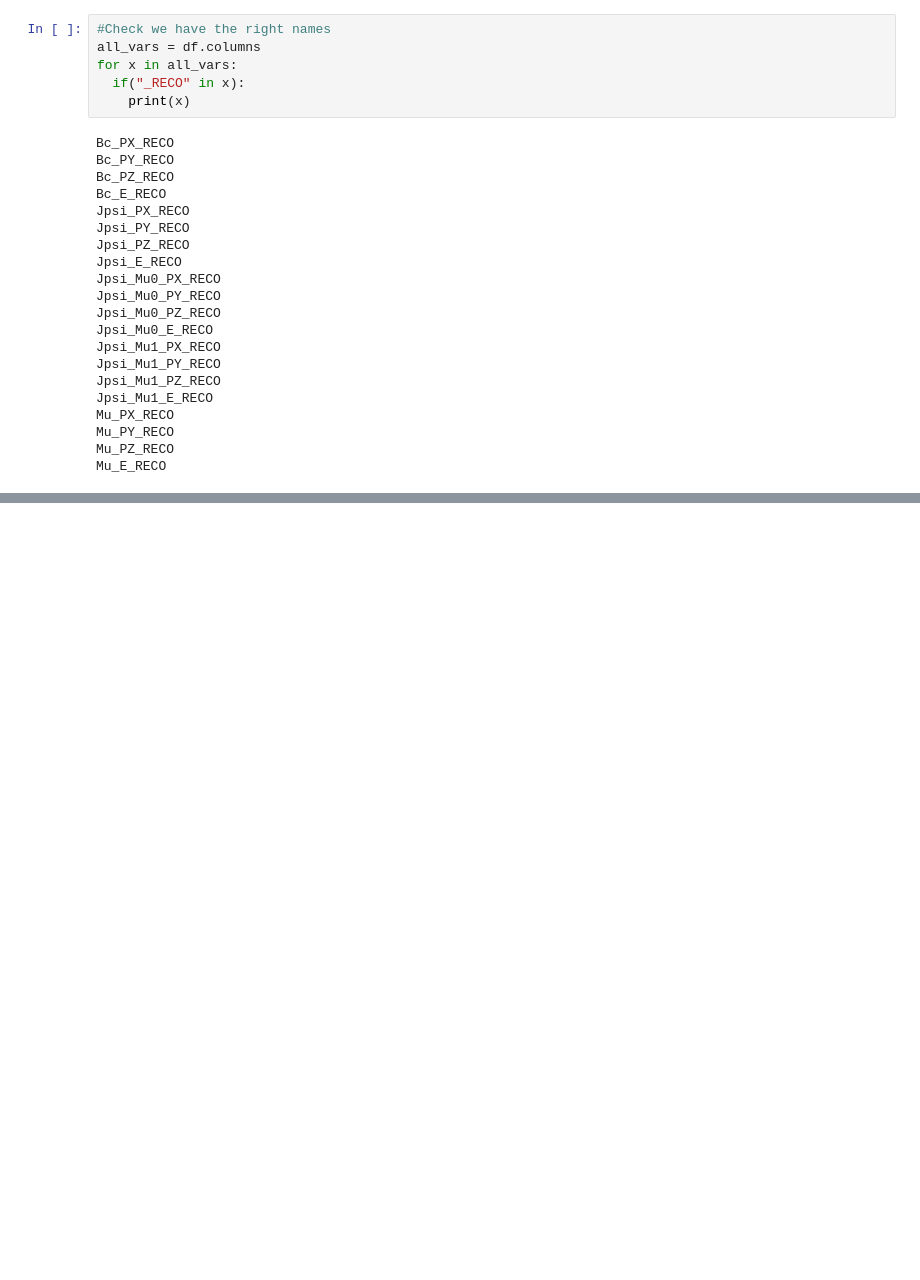
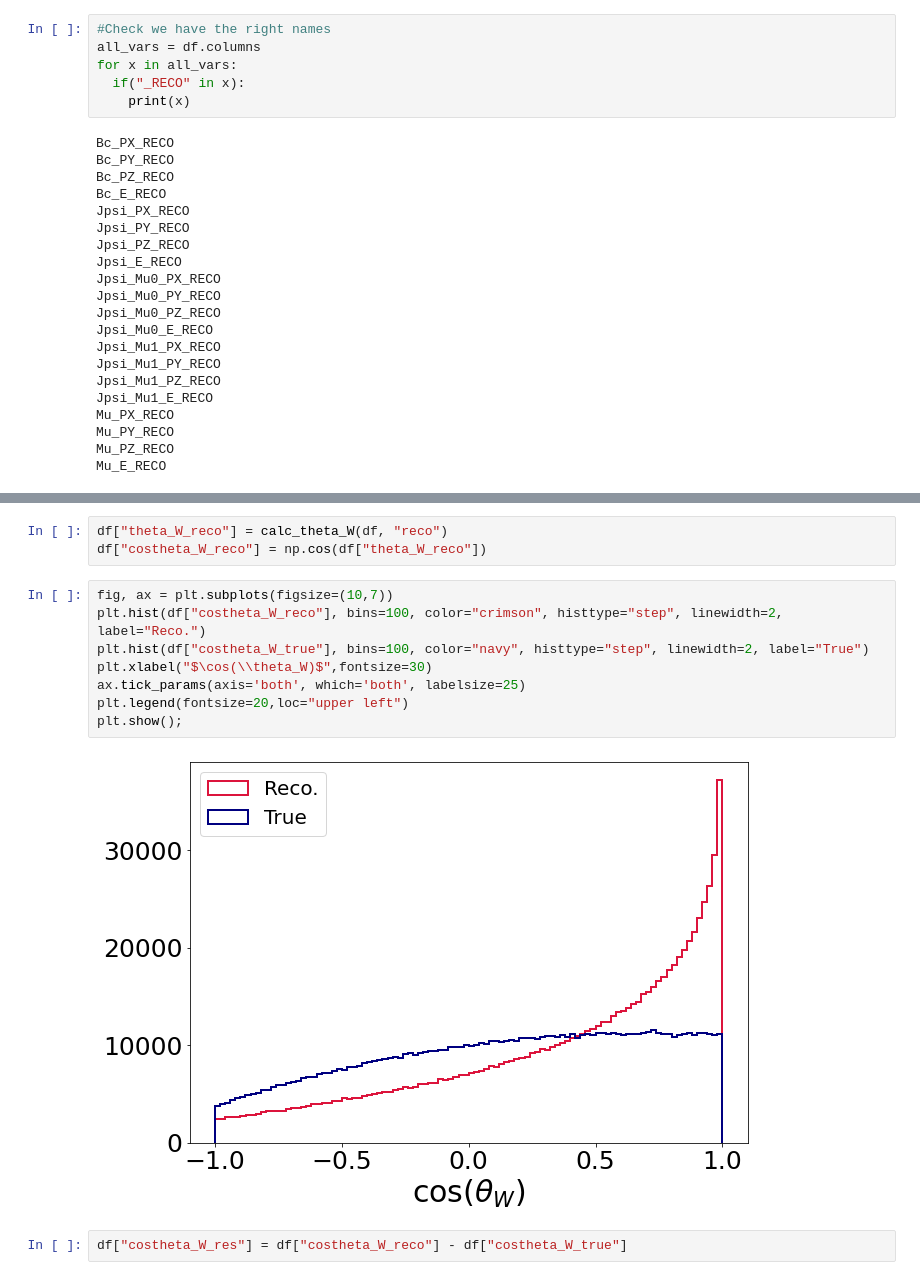
Before and after one commit to donalhill/Bc2JpsiMuNu, a Jupyter notebook: Bc2JpsiMuNu_RapidSim_LHCb.ipynb, the cells around one changed output, grey strips where cells are left out. Saved outputs shown, nothing was run; the diff lists cells and outputs as text; blank space fills up the shorter version.

```diff
--- a/Bc2JpsiMuNu_RapidSim_LHCb.ipynb
+++ b/Bc2JpsiMuNu_RapidSim_LHCb.ipynb
@@ -460,0 +568,15 @@ outfile.close()
+# %%
+df["theta_W_reco"] = calc_theta_W(df, "reco")
+df["costheta_W_reco"] = np.cos(df["theta_W_reco"])
+# %%
+fig, ax = plt.subplots(figsize=(10,7))
+plt.hist(df["costheta_W_reco"], bins=100, color="crimson", histtype="step", linewidth=2, label="Reco.")
+plt.hist(df["costheta_W_true"], bins=100, color="navy", histtype="step", linewidth=2, label="True")
+plt.xlabel("$\cos(\\theta_W)$",fontsize=30)
+ax.tick_params(axis='both', which='both', labelsize=25)
+plt.legend(fontsize=20,loc="upper left")
+plt.show();
+# %% [output]
+[figure, added]
+# %%
+df["costheta_W_res"] = df["costheta_W_reco"] - df["costheta_W_true"]
```
Also changed, not shown: parts of 38 cells of this notebook.
